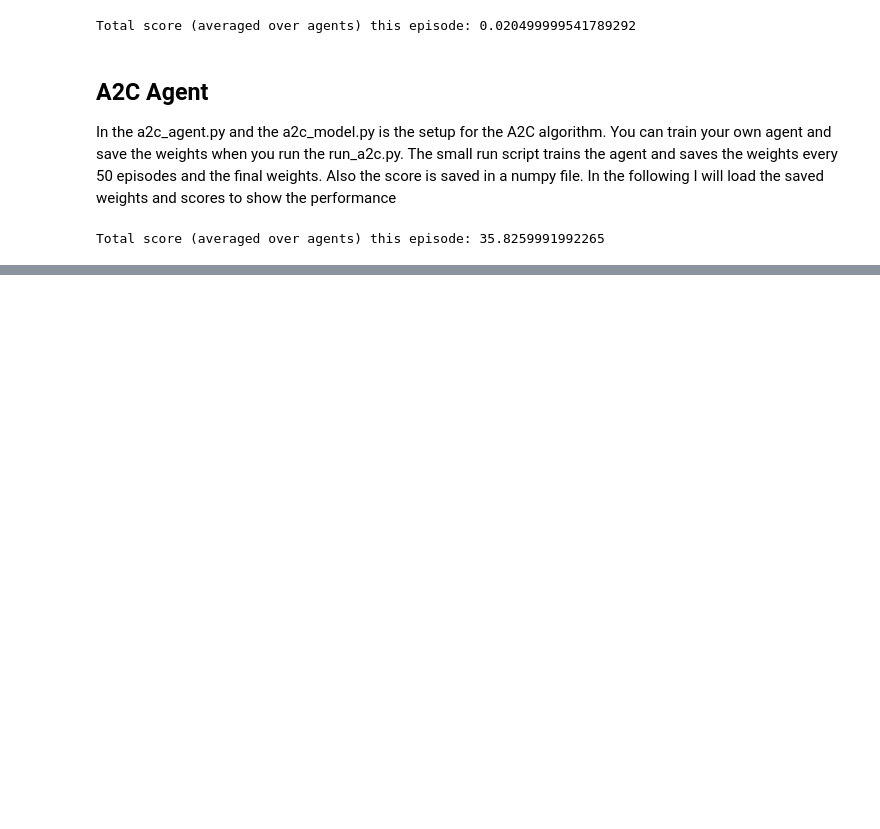
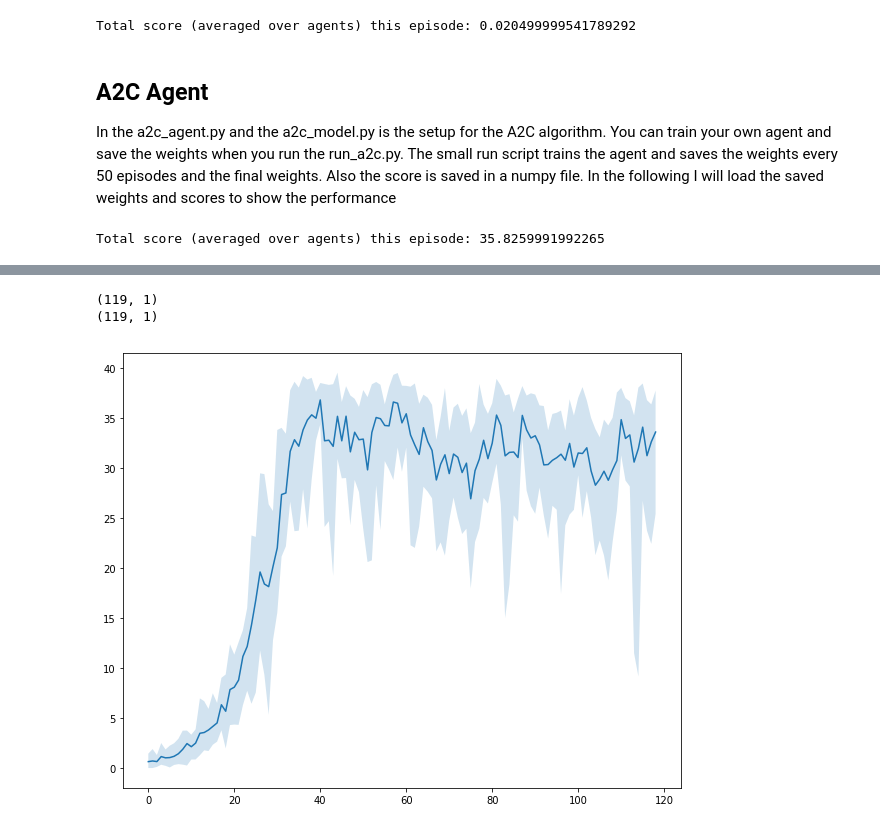
Before and after one commit to JonasLeininger/drl-reacher-continuous-control, a Jupyter notebook: report.ipynb, the cells around one changed output, grey strips where cells are left out. Saved outputs shown, nothing was run; the diff lists cells and outputs as text; code cells hidden in the pictures; blank space fills up the shorter version.

```diff
--- a/report.ipynb
+++ b/report.ipynb
@@ -119,2 +129,16 @@ axs1 = plt.plot(x, means)
+# %%
+scores_ddpg = np.load('weights/ddpg/ddpg_final.npy')
+means_ddpg = np.mean(scores_ddpg, axis=2)
+mins_ddpg = np.min(scores_ddpg, axis=2)
+max_ddpg = np.max(scores_ddpg, axis=2)
+x = np.arange(means_ddpg.shape[0])
+fig, axs = plt.subplots(1, 1, figsize=(10,8))
+
+axs1 = plt.plot(x, means_ddpg)
+axs1 = plt.fill_between(x, max_ddpg.flatten(), mins_ddpg.flatten(), alpha=0.2)
+# %% [output]
+(119, 1)
+(119, 1)
+[figure, added]
 # %%
 config.env.close()
```
Also changed, not shown: parts of 7 cells of this notebook.
